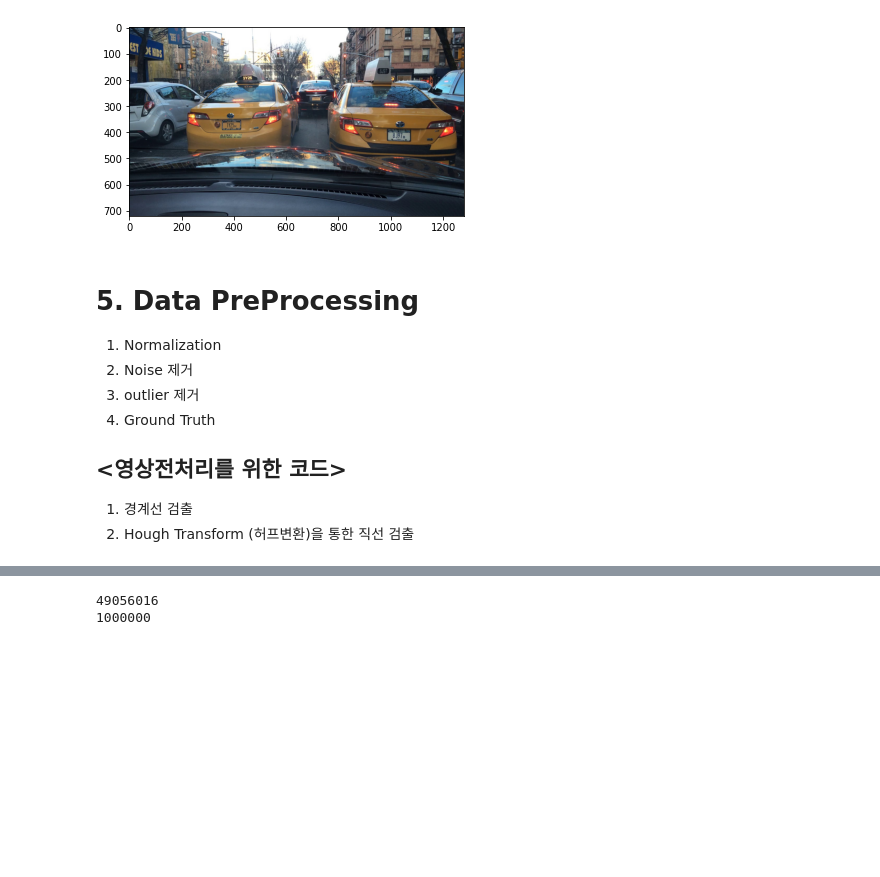
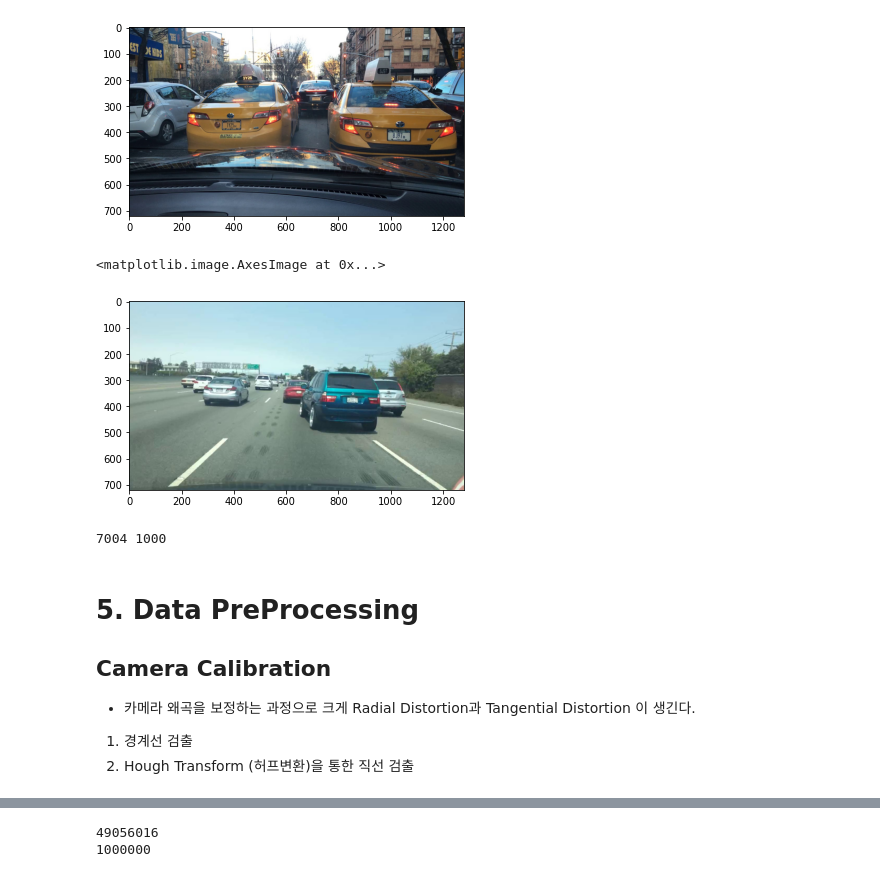
Before and after one commit to BoHye0202/Toy-Project, a Jupyter notebook: 3.Autonomous driving/Autonomous_driving.ipynb, the cells around one changed output, grey strips where cells are left out. Cells and saved outputs as stored; diff of their text form; code cells hidden in the pictures; blank space fills up the shorter version.

```diff
--- a/3.Autonomous driving/Autonomous_driving.ipynb
+++ b/3.Autonomous driving/Autonomous_driving.ipynb
@@ -135,13 +165,23 @@ plt.imshow(a[:,:,::-1])
 # %% [output]
 <matplotlib.image.AxesImage at 0x...>
 [figure]
+# %%
+plt.imshow(b[:,:,::-1])
+# %% [output]
+<matplotlib.image.AxesImage at 0x...>
+[figure, added]
+# %%
+img_h, img_w, num_channels = 720, 1280, 3
+train_path = os.listdir(train_url)
+val_path = os.listdir(val_url)
+
+print(len(train_path), len(val_path))
+# %% [output]
+7004 1000
 # %% [markdown]
 # 5. Data PreProcessing
-1. Normalization
-2. Noise 제거
-3. outlier 제거
-4. Ground Truth
 
-## <영상전처리를 위한 코드>
+## Camera Calibration
+- 카메라 왜곡을 보정하는 과정으로 크게 Radial Distortion과 Tangential Distortion 이 생긴다.
 1. 경계선 검출
 2. Hough Transform (허프변환)을 통한 직선 검출
```
Also changed, not shown: parts of 25 cells of this notebook.
